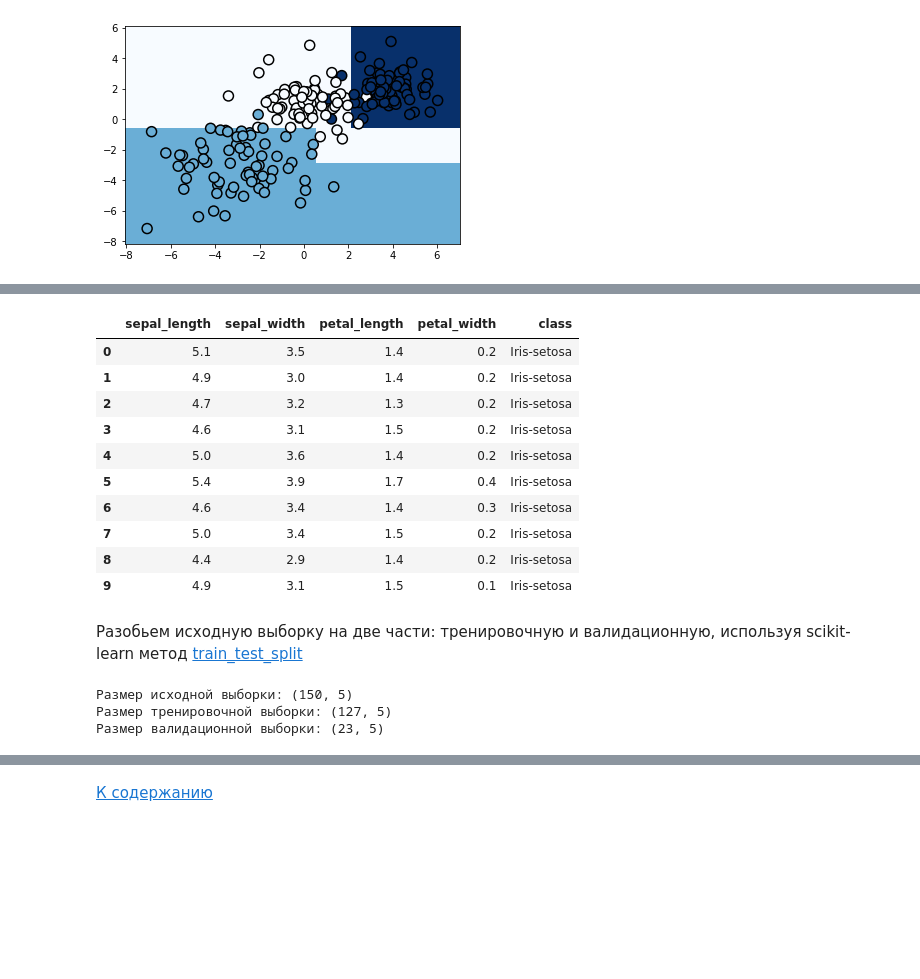
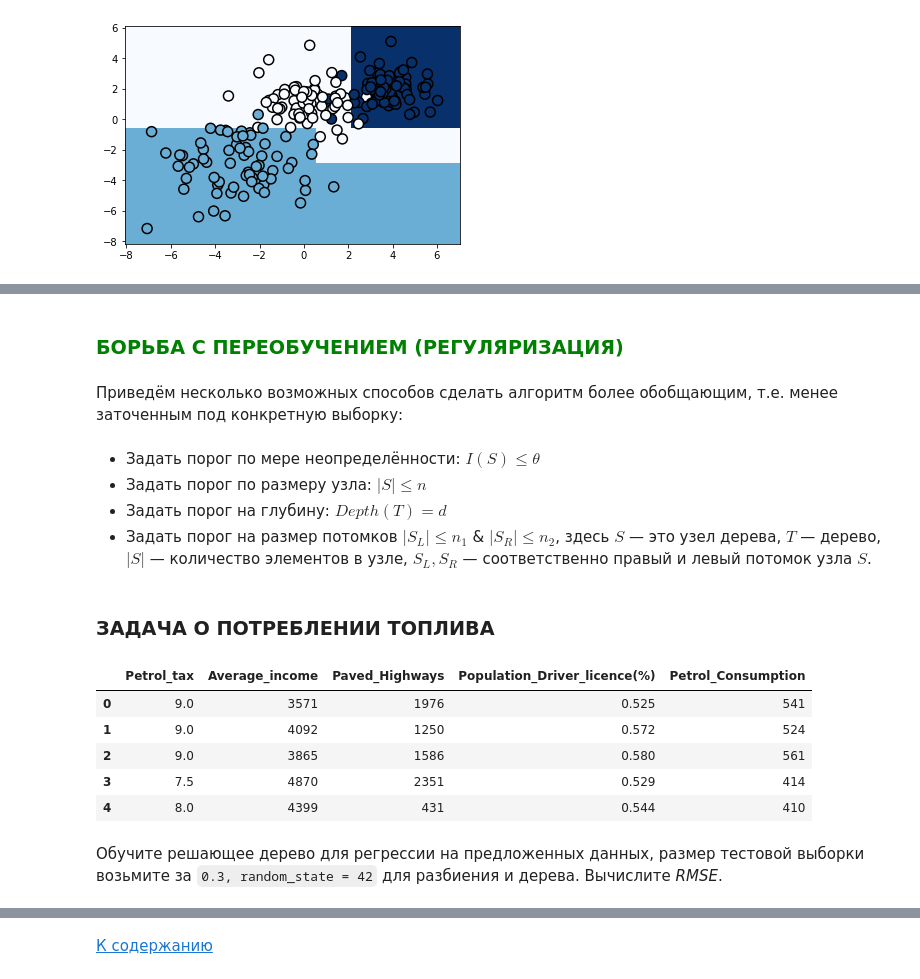
Before and after one commit to Chedered/SkillFactory, a Jupyter notebook: DS/module-5/SKF1 (Решающие деревья и случайный лес).ipynb, the cells around one changed output, grey strips where cells are left out. Drawn from its saved outputs; the diff is of its cells as text; code cells hidden in the pictures; blank space fills up the shorter version.

```diff
--- a/DS/module-5/SKF1 (Решающие деревья и случайный лес).ipynb
+++ b/DS/module-5/SKF1 (Решающие деревья и случайный лес).ipynb
@@ -188,16 +274,9 @@ iris_data = pd.read_csv('iris.data',
-# %%
-iris_data.head(10)
-# %% [output]
-|  | sepal_length | sepal_width | petal_length | petal_width | class |
-| 0 | 5.1 | 3.5 | 1.4 | 0.2 | Iris-setosa |
-| 1 | 4.9 | 3.0 | 1.4 | 0.2 | Iris-setosa |
-| 2 | 4.7 | 3.2 | 1.3 | 0.2 | Iris-setosa |
-| 3 | 4.6 | 3.1 | 1.5 | 0.2 | Iris-setosa |
-| 4 | 5.0 | 3.6 | 1.4 | 0.2 | Iris-setosa |
-| 5 | 5.4 | 3.9 | 1.7 | 0.4 | Iris-setosa |
-| 6 | 4.6 | 3.4 | 1.4 | 0.3 | Iris-setosa |
-| 7 | 5.0 | 3.4 | 1.5 | 0.2 | Iris-setosa |
-| 8 | 4.4 | 2.9 | 1.4 | 0.2 | Iris-setosa |
-| 9 | 4.9 | 3.1 | 1.5 | 0.1 | Iris-setosa |
+# %% [markdown]
+### <span style="color:green">БОРЬБА С ПЕРЕОБУЧЕНИЕМ (РЕГУЛЯРИЗАЦИЯ)
+# %% [markdown]
+Приведём несколько возможных способов сделать алгоритм более обобщающим, т.е. менее заточенным под конкретную выборку:
 # %% [markdown]
-Разобьем исходную выборку на две части: тренировочную и валидационную, используя scikit-learn метод [train_test_split](https://scikit-learn.org/stable/modules/generated/sklearn.model_selection.train_test_split.html)
+* Задать порог по мере неопределённости: $I(S) \leq \theta$
+* Задать порог по размеру узла: $\left |S \right | \leq n$
+* Задать порог на глубину: $Depth(T)=d$
+* Задать порог на размер потомков $\left | S_L \right |\leq n_1$ & $\left | S_R \right | \leq n_2$, здесь $S$ — это узел дерева, $T$ — дерево, $\left |S \right |$ — количество элементов в узле, $S_L, S_R$ — соответственно правый и левый потомок узла $S$.
@@ -206,11 +283,19 @@ from sklearn.model_selection import train_test_split
+# %% [markdown]
+### ЗАДАЧА О ПОТРЕБЛЕНИИ ТОПЛИВА
 # %%
-train, valid = train_test_split(iris_data, test_size=0.15, shuffle=True)
+petrol_data = pd.read_csv('petrol_consumption.csv')
+petrol_data.head()
+# %% [output]
+|  | Petrol_tax | Average_income | Paved_Highways | Population_Driver_licence(%) | Petrol_Consumption |
+| 0 | 9.0 | 3571 | 1976 | 0.525 | 541 |
+| 1 | 9.0 | 4092 | 1250 | 0.572 | 524 |
+| 2 | 9.0 | 3865 | 1586 | 0.580 | 561 |
+| 3 | 7.5 | 4870 | 2351 | 0.529 | 414 |
+| 4 | 8.0 | 4399 | 431 | 0.544 | 410 |
 # %%
-print('Размер исходной выборки: {}\nРазмер тренировочной выборки: {}\nРазмер валидационной выборки: {}'
-      .format(iris_data.shape, train.shape, valid.shape)
-)
+X = petrol_data.drop(['Petrol_Consumption'], axis=1)
+y = petrol_data['Petrol_Consumption']
+X_train, X_test, y_train, y_test = train_test_split(X, y, test_size= 0.3, random_state = 42)
-# %% [output]
-Размер исходной выборки: (150, 5)
-Размер тренировочной выборки: (127, 5)
-Размер валидационной выборки: (23, 5)
+# %% [markdown]
+Обучите решающее дерево для регрессии на предложенных данных, размер тестовой выборки возьмите за <code>0.3, random_state = 42</code> для разбиения и дерева. Вычислите *RMSE*.
 # %%
```
Also changed, not shown: parts of 86 cells of this notebook, 1 other file.
